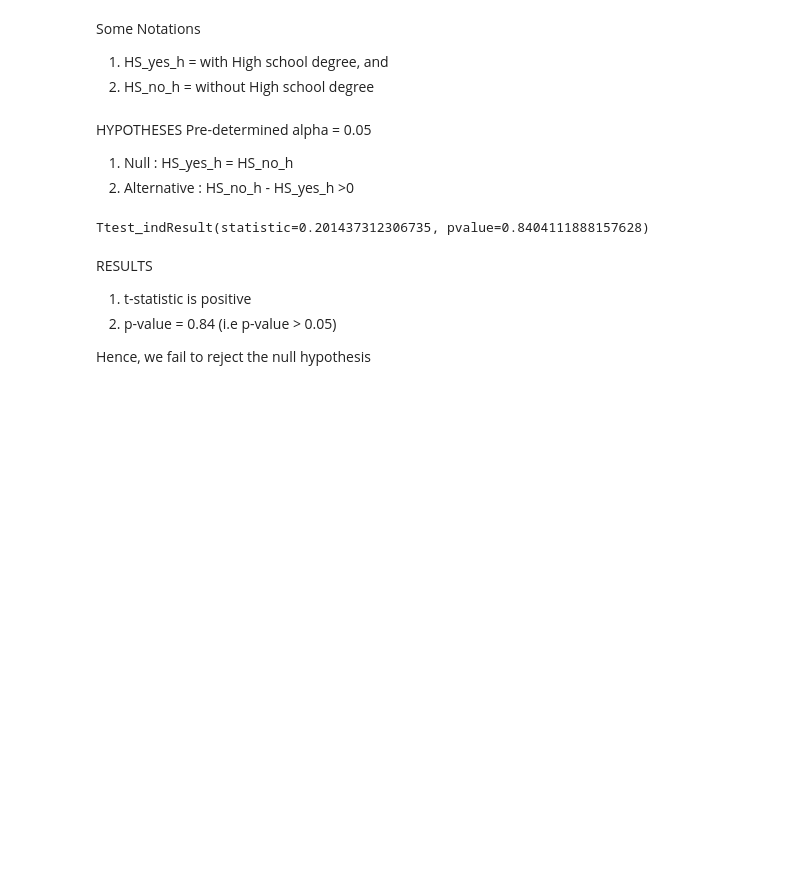
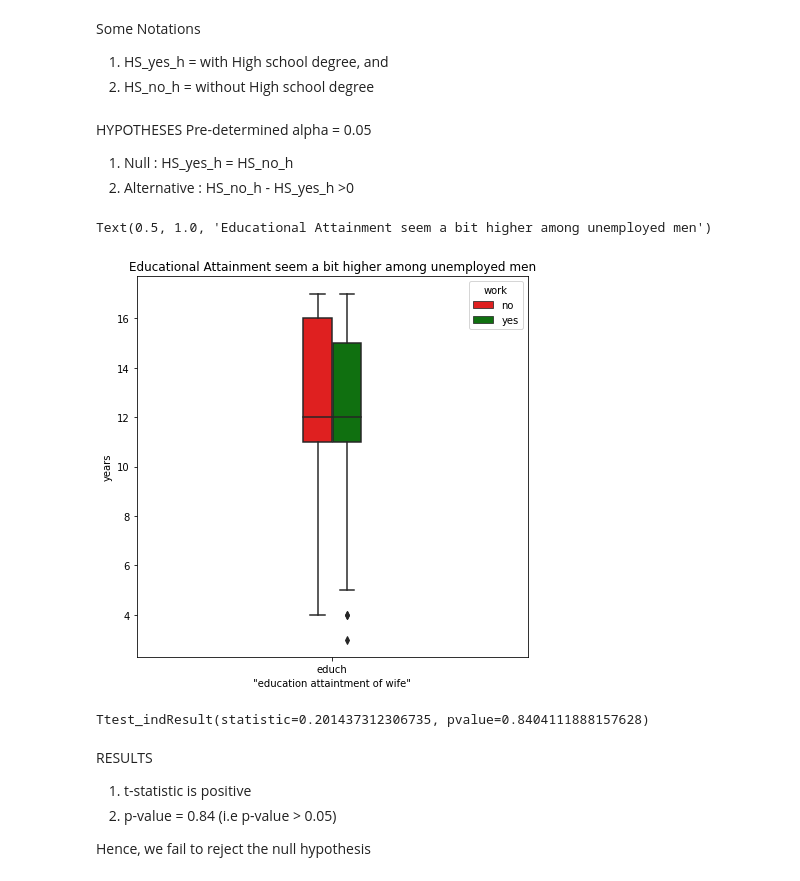
Before and after one commit to TashiNyangmi/Understood, a Jupyter notebook: Understood_org2.ipynb, the cells around one changed output. Drawn from its saved outputs; the diff is of its cells as text; code cells hidden in the pictures; blank space fills up the shorter version.

```diff
--- a/Understood_org2.ipynb
+++ b/Understood_org2.ipynb
@@ -503,6 +530,14 @@ Pre-determined alpha = 0.05
 
 1.   Null         :  HS_yes_h = HS_no_h
 2.   Alternative  :  HS_no_h - HS_yes_h >0
+# %%
+plt.figure(figsize=(7,7))
+g = sns.boxplot(x="variable", y="value", hue = 'work', data=df_temp1[df_temp1["variable"] == "educh"], palette= {'no':'red', 'yes':'green'}, width = 0.15)
+g.set(xlabel = '"education attaintment of wife"', ylabel= "years")
+g.set_title ("Educational Attainment seem a bit higher among unemployed men")
+# %% [output]
+Text(0.5, 1.0, 'Educational Attainment seem a bit higher among unemployed men')
+[figure, added]
 # %%
 # User defined function to convert "yes" to 1 and "no" to 0
 to_binary(HS_yes_h, "work","yes", "no")
```
Also changed, not shown: parts of 56 cells of this notebook.
